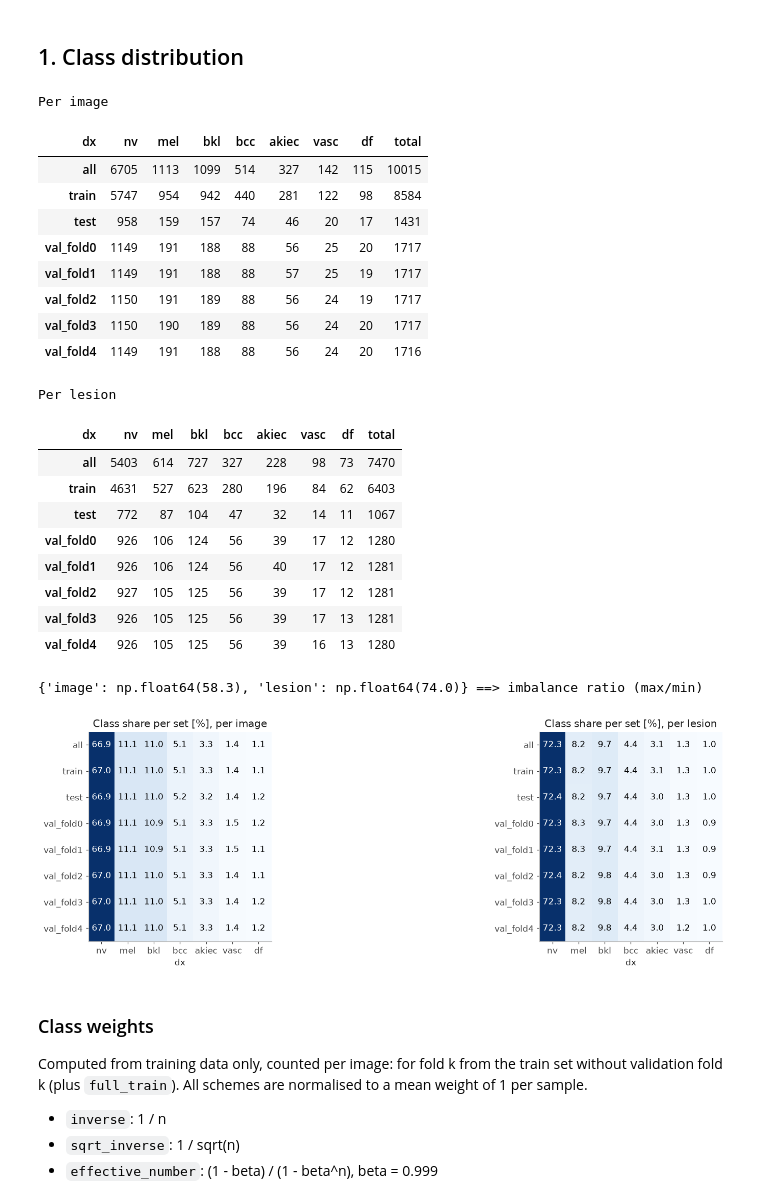
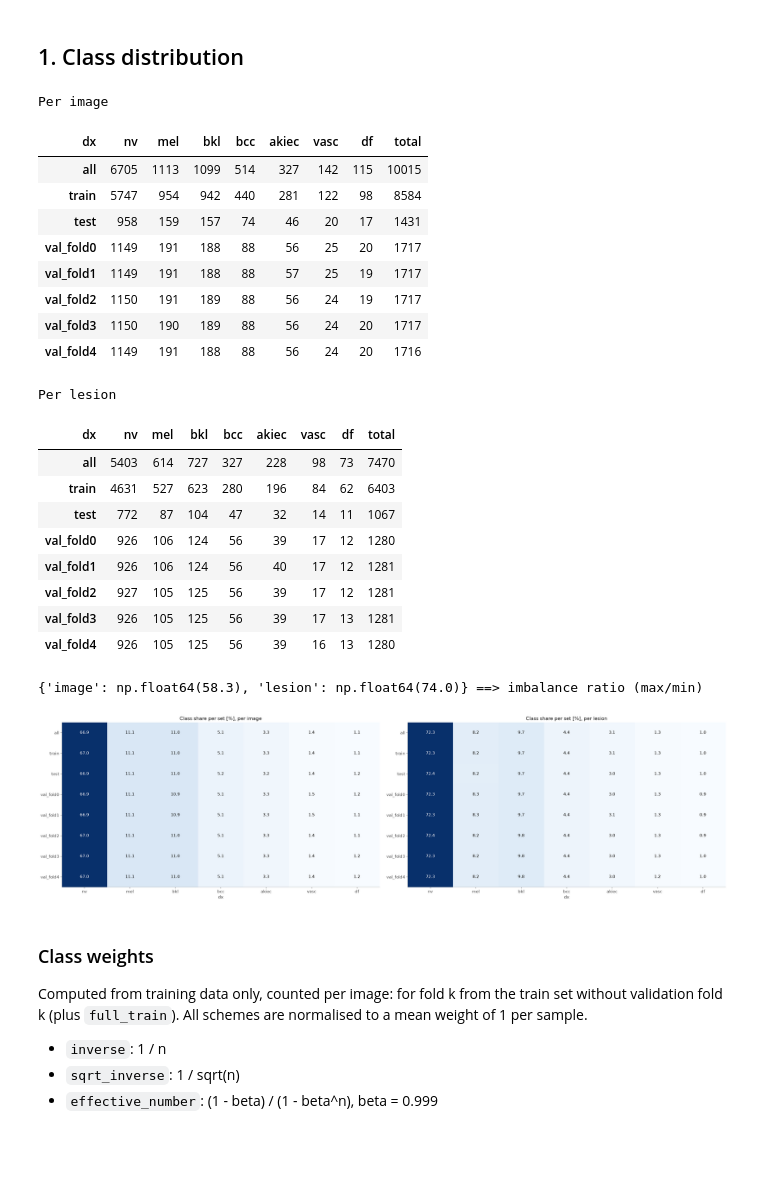
Before and after one commit to vhrabar/local-vs-global-skin-lesions, a Jupyter notebook: notebooks/EDA_2_metadata.ipynb, the cells around one changed output. Drawn from its saved outputs; the diff is of its cells as text; code cells hidden in the pictures; blank space fills up the shorter version.

```diff
--- a/notebooks/EDA_2_metadata.ipynb
+++ b/notebooks/EDA_2_metadata.ipynb
@@ -107,35 +107,36 @@ for ax, (unit, table) in zip(kx.grid(2, cols=2), counts.items(), strict=True):
     kx.plot(
         table.div(table.sum(axis=1), axis=0) * 100,
         "heat-ann-nocb",
+        aspect="auto",
         ax=ax,
         fmt="{:.1f}",
         title=f"Class share per set [%], per {unit}",
     )
 
 print({unit: round(t.loc["all"].max() / t.loc["all"].min(), 1) for unit, t in counts.items()}, "==> imbalance ratio (max/min)")
 # %% [output]
 Per image
 | dx | nv | mel | bkl | bcc | akiec | vasc | df | total |
 | all | 6705 | 1113 | 1099 | 514 | 327 | 142 | 115 | 10015 |
 | train | 5747 | 954 | 942 | 440 | 281 | 122 | 98 | 8584 |
 | test | 958 | 159 | 157 | 74 | 46 | 20 | 17 | 1431 |
 | val_fold0 | 1149 | 191 | 188 | 88 | 56 | 25 | 20 | 1717 |
 | val_fold1 | 1149 | 191 | 188 | 88 | 57 | 25 | 19 | 1717 |
 | val_fold2 | 1150 | 191 | 189 | 88 | 56 | 24 | 19 | 1717 |
 | val_fold3 | 1150 | 190 | 189 | 88 | 56 | 24 | 20 | 1717 |
 | val_fold4 | 1149 | 191 | 188 | 88 | 56 | 24 | 20 | 1716 |
 Per lesion
 | dx | nv | mel | bkl | bcc | akiec | vasc | df | total |
 | all | 5403 | 614 | 727 | 327 | 228 | 98 | 73 | 7470 |
 | train | 4631 | 527 | 623 | 280 | 196 | 84 | 62 | 6403 |
 | test | 772 | 87 | 104 | 47 | 32 | 14 | 11 | 1067 |
 | val_fold0 | 926 | 106 | 124 | 56 | 39 | 17 | 12 | 1280 |
 | val_fold1 | 926 | 106 | 124 | 56 | 40 | 17 | 12 | 1281 |
 | val_fold2 | 927 | 105 | 125 | 56 | 39 | 17 | 12 | 1281 |
 | val_fold3 | 926 | 105 | 125 | 56 | 39 | 17 | 13 | 1281 |
 | val_fold4 | 926 | 105 | 125 | 56 | 39 | 16 | 13 | 1280 |
 {'image': np.float64(58.3), 'lesion': np.float64(74.0)} ==> imbalance ratio (max/min)
-[figure, old version]
+[figure, new version]
 # %% [markdown]
 ### Class weights
 
```
Also changed, not shown: parts of 3 cells of this notebook, 1 other file.
